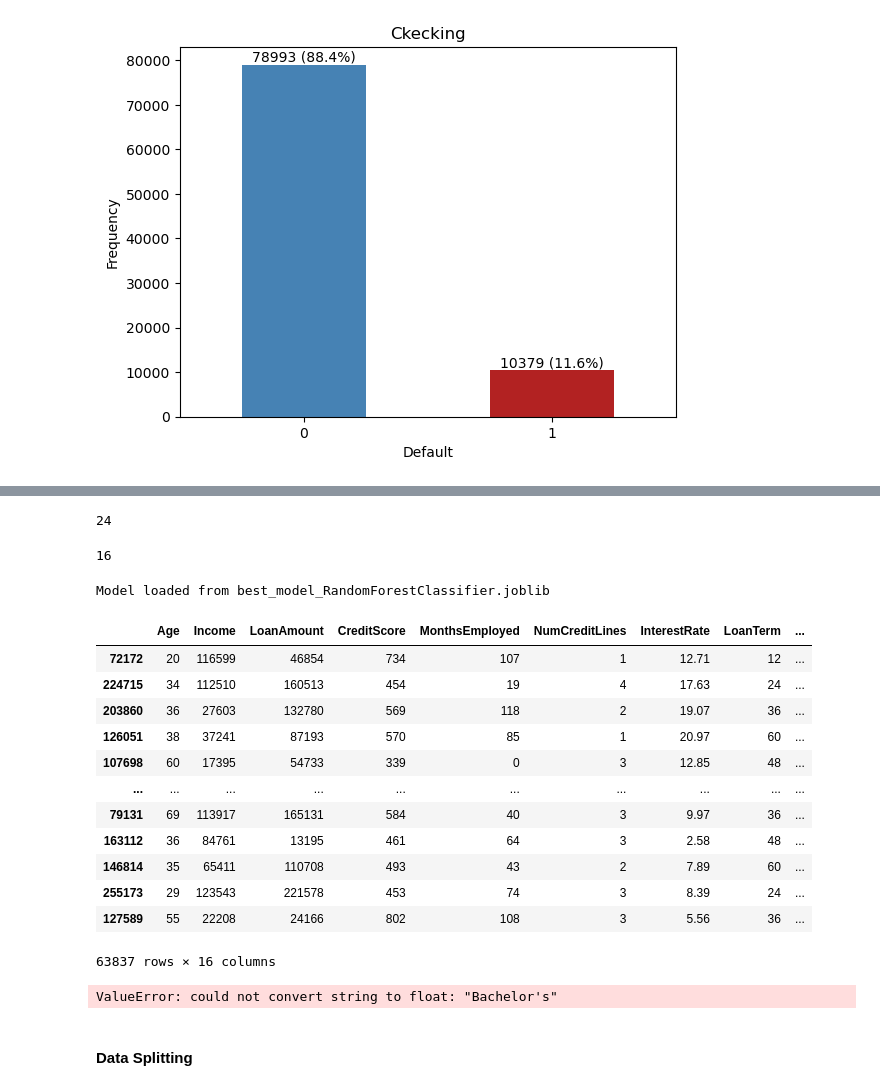
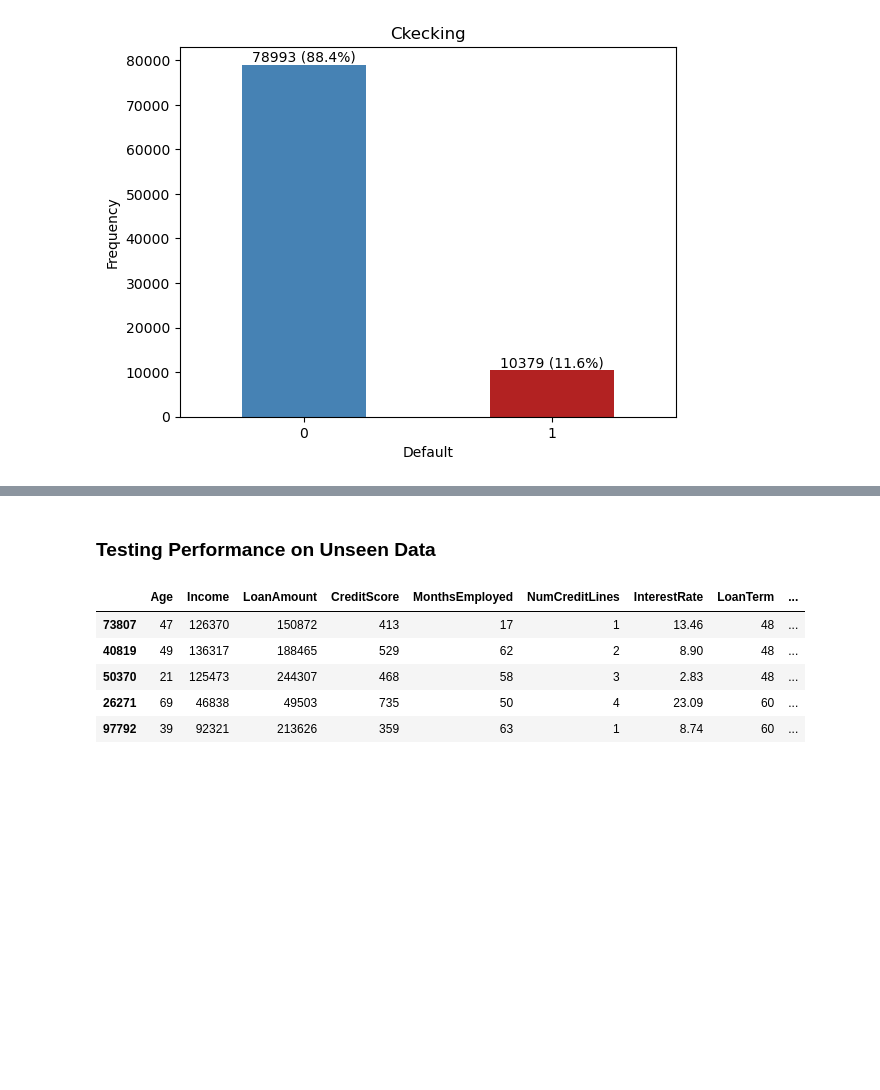
Before and after one commit to ebenezer2015/Machine-Learning-Model-Analysis, a Jupyter notebook: Classification-Modelling/3_model_training.ipynb, the cells around one changed output, grey strips where cells are left out. Saved outputs shown, nothing was run; the diff lists cells and outputs as text; code cells hidden in the pictures; blank space fills up the shorter version.

```diff
--- a/Classification-Modelling/3_model_training.ipynb
+++ b/Classification-Modelling/3_model_training.ipynb
@@ -125,13 +105,0 @@ InvalidParameterError: The 'decision_tree' parameter of plot_tree must be an ins
-# %%
-len(feature_importances)
-# %% [output]
-24
-# %%
-len(validate_df.drop(target_feature, axis=1).columns)
-# %% [output]
-16
-# %%
-# Load the best model
-loaded_model = ml.load_model("best_model_RandomForestClassifier.joblib")
-# %% [output]
-Model loaded from best_model_RandomForestClassifier.joblib
@@ -166,22 +106,15 @@ def evaluate_model_on_validation_set(model, X_val, y_val):
-# %%
-X_val
-# %% [output]
-|  | Age | Income | LoanAmount | CreditScore | MonthsEmployed | NumCreditLines | InterestRate | LoanTerm | ... |
-| 72172 | 20 | 116599 | 46854 | 734 | 107 | 1 | 12.71 | 12 | ... |
-| 224715 | 34 | 112510 | 160513 | 454 | 19 | 4 | 17.63 | 24 | ... |
-| 203860 | 36 | 27603 | 132780 | 569 | 118 | 2 | 19.07 | 36 | ... |
-| 126051 | 38 | 37241 | 87193 | 570 | 85 | 1 | 20.97 | 60 | ... |
-| 107698 | 60 | 17395 | 54733 | 339 | 0 | 3 | 12.85 | 48 | ... |
-| ... | ... | ... | ... | ... | ... | ... | ... | ... | ... |
-| 79131 | 69 | 113917 | 165131 | 584 | 40 | 3 | 9.97 | 36 | ... |
-| 163112 | 36 | 84761 | 13195 | 461 | 64 | 3 | 2.58 | 48 | ... |
-| 146814 | 35 | 65411 | 110708 | 493 | 43 | 2 | 7.89 | 60 | ... |
-| 255173 | 29 | 123543 | 221578 | 453 | 74 | 3 | 8.39 | 24 | ... |
-| 127589 | 55 | 22208 | 24166 | 802 | 108 | 3 | 5.56 | 36 | ... |
-63837 rows × 16 columns
+# %% [markdown]
+### Testing Performance on Unseen Data
+# %%
+validate_df.head()
+# %% [output]
+|  | Age | Income | LoanAmount | CreditScore | MonthsEmployed | NumCreditLines | InterestRate | LoanTerm | ... |
+| 73807 | 47 | 126370 | 150872 | 413 | 17 | 1 | 13.46 | 48 | ... |
+| 40819 | 49 | 136317 | 188465 | 529 | 62 | 2 | 8.90 | 48 | ... |
+| 50370 | 21 | 125473 | 244307 | 468 | 58 | 3 | 2.83 | 48 | ... |
+| 26271 | 69 | 46838 | 49503 | 735 | 50 | 4 | 23.09 | 60 | ... |
+| 97792 | 39 | 92321 | 213626 | 359 | 63 | 1 | 8.74 | 60 | ... |
 # %%
-X_val = validate_df.drop(target_feature, axis=1)
+X = validate_df.drop(columns=[target_feature])
 y_val = validate_df[target_feature]
-evaluate_model_on_validation_set(loaded_model, X_val, y_val)
+X_val = preprocessor.transform(X)
-# %% [output]
-ValueError: could not convert string to float: "Bachelor's"
@@ -215,2 +120,0 @@ ValueError: could not convert string to float: "Bachelor's"
-# %% [markdown]
-#### Data Splitting
```
Also changed, not shown: parts of 29 cells of this notebook, 3 other files.
